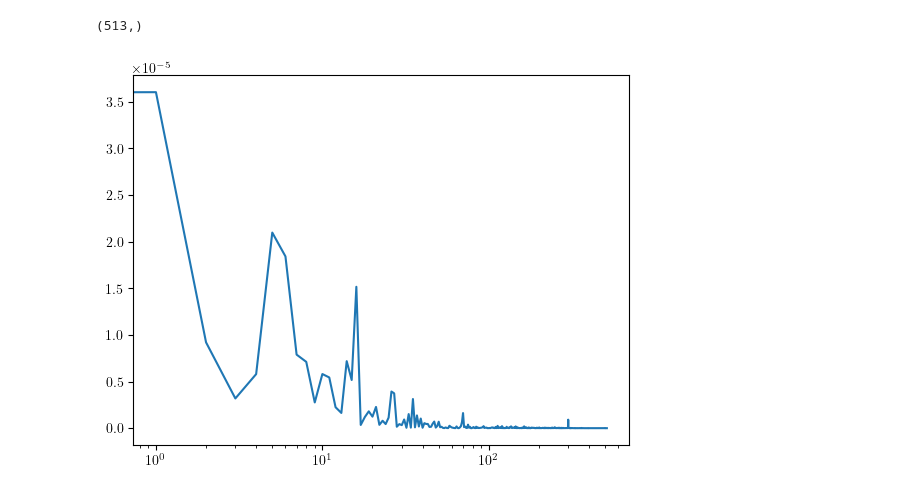
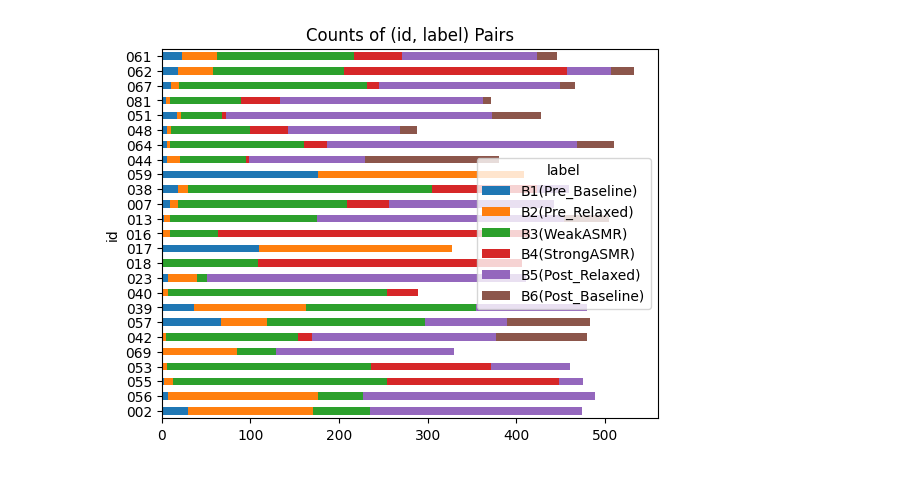
Before and after one commit to HCPS42/asmr-tda, a Jupyter notebook: src/research.ipynb, the cells around one changed output. Cells and saved outputs as stored; diff of their text form; code cells hidden in the pictures.

```diff
--- a/src/research.ipynb
+++ b/src/research.ipynb
@@ -4,4 +4,5 @@
 # %%
 from data import load_intervals
 
-df = load_intervals()
+
+intervals = load_intervals()
@@ -18,25 +9,15 @@ plt.show()
-# %%
-from scipy.signal import periodogram
-
-def compute_periodograms(eeg_data):
-    n_channels, n_samples = eeg_data.shape
-    periodograms = []
-
-    for channel in range(n_channels):
-        f, Pxx = periodogram(eeg_data[channel], fs=1.0)  # fs is the sampling frequency
-        periodograms.append(Pxx)
-
-    return np.array(periodograms)
-
-interval = df['interval'][0]
-interval = np.sum(interval, axis=0)
-_, transformed_interval = periodogram(interval, fs=1.0)
-transformed_interval.shape
-# %% [output]
-(513,)
-# %%
-plt.plot(transformed_interval)
-plt.xscale('log')
-plt.show()
-# %% [output]
-[figure, removed]
+# %%
+from matplotlib import pyplot as plt
+
+
+counts = intervals.groupby(['id', 'label']).size().reset_index(name='counts')
+pivoted = counts.pivot(index='id', columns='label', values='counts').fillna(0)
+pivoted['min_counts'] = pivoted.min(axis=1)
+sorted_pivoted = pivoted.sort_values(by='min_counts')
+sorted_pivoted = sorted_pivoted.drop(columns='min_counts')
+sorted_pivoted.plot(kind='barh', stacked=True)
+plt.ylabel('id')
+plt.title('Counts of (id, label) Pairs')
+plt.show()
+# %% [output]
+[figure, added]
```
Also changed, not shown: parts of 15 cells of this notebook, 4 other files.
